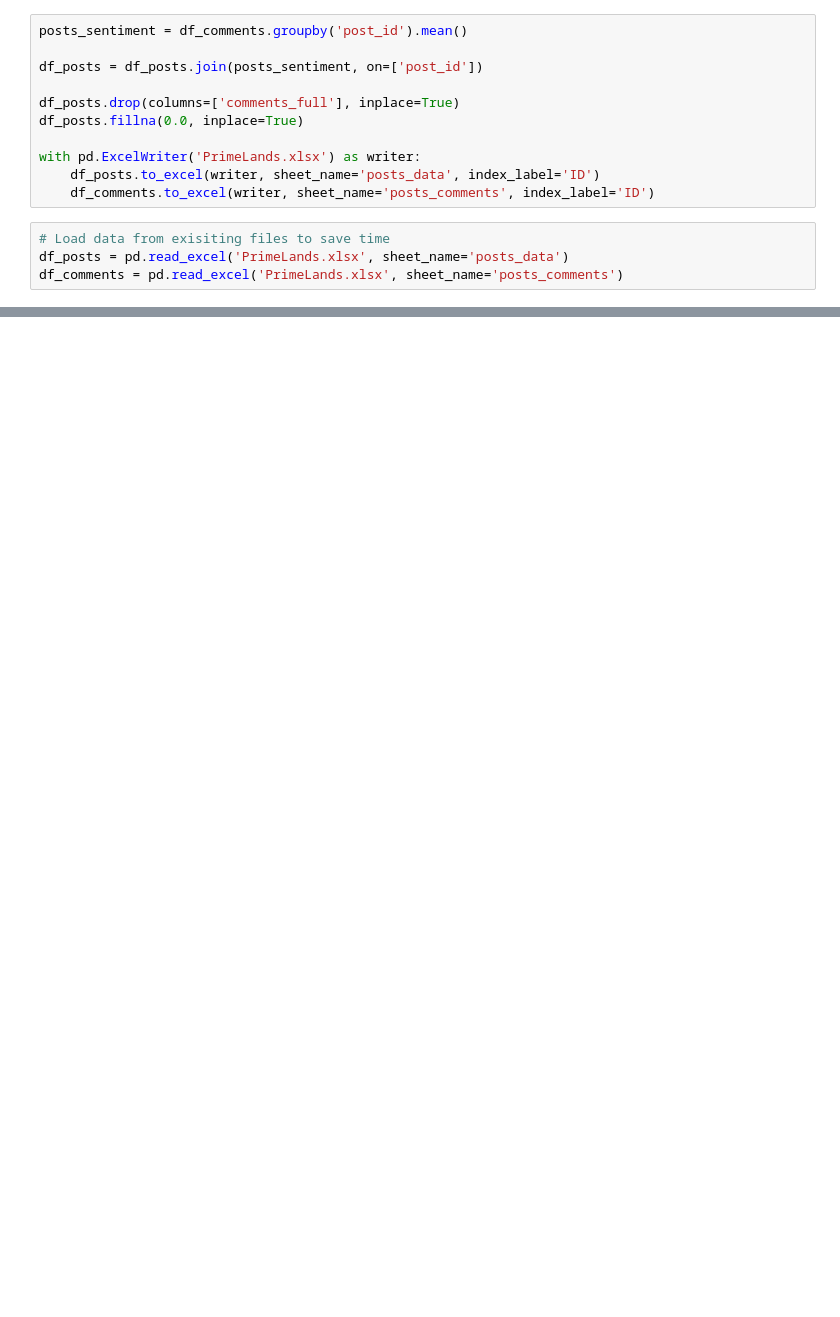
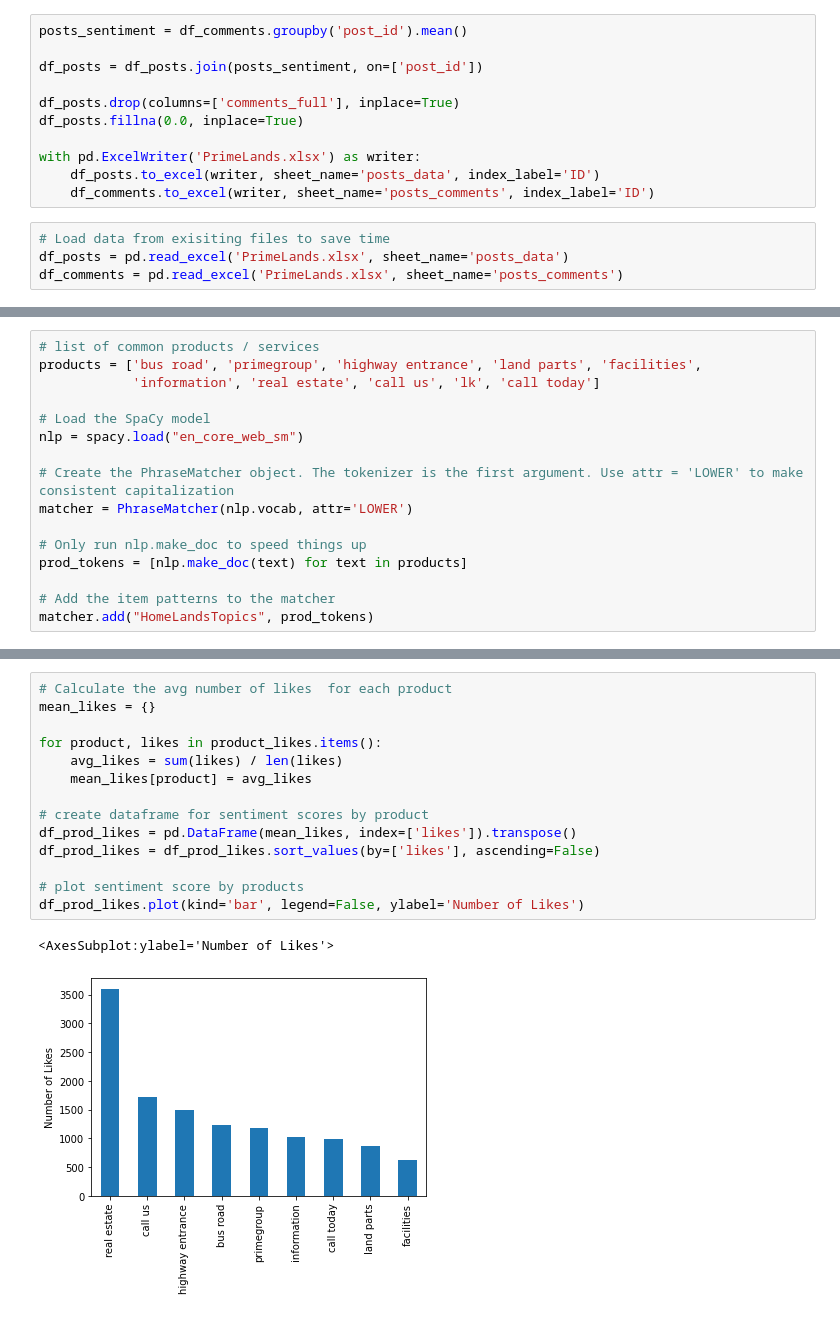
Before and after one commit to kelumKP/CIS7029, a Jupyter notebook: facebook_data/primelands.ipynb, the cells around one changed output, grey strips where cells are left out. Saved outputs shown, nothing was run; the diff lists cells and outputs as text; blank space fills up the shorter version.

Commit message:
complete set with prime lands

```diff
--- a/facebook_data/primelands.ipynb
+++ b/facebook_data/primelands.ipynb
@@ -188,0 +200,16 @@ plot_cloud(wordcloud)
+# %%
+# list of common products / services
+products = ['bus road', 'primegroup', 'highway entrance', 'land parts', 'facilities',
+            'information', 'real estate', 'call us', 'lk', 'call today']
+
+# Load the SpaCy model
+nlp = spacy.load("en_core_web_sm")
+
+# Create the PhraseMatcher object. The tokenizer is the first argument. Use attr = 'LOWER' to make consistent capitalization
+matcher = PhraseMatcher(nlp.vocab, attr='LOWER')
+
+# Only run nlp.make_doc to speed things up
+prod_tokens = [nlp.make_doc(text) for text in products]
+
+# Add the item patterns to the matcher
+matcher.add("HomeLandsTopics", prod_tokens)
@@ -188,0 +256,17 @@ plot_cloud(wordcloud)
+# %%
+# Calculate the avg number of likes  for each product
+mean_likes = {}
+
+for product, likes in product_likes.items():
+    avg_likes = sum(likes) / len(likes)
+    mean_likes[product] = avg_likes
+
+# create dataframe for sentiment scores by product
+df_prod_likes = pd.DataFrame(mean_likes, index=['likes']).transpose()
+df_prod_likes = df_prod_likes.sort_values(by=['likes'], ascending=False)
+
+# plot sentiment score by products
+df_prod_likes.plot(kind='bar', legend=False, ylabel='Number of Likes')
+# %% [output]
+<AxesSubplot:ylabel='Number of Likes'>
+[figure, added]
```
Also changed, not shown: parts of 12 cells of this notebook, 3 other files.
